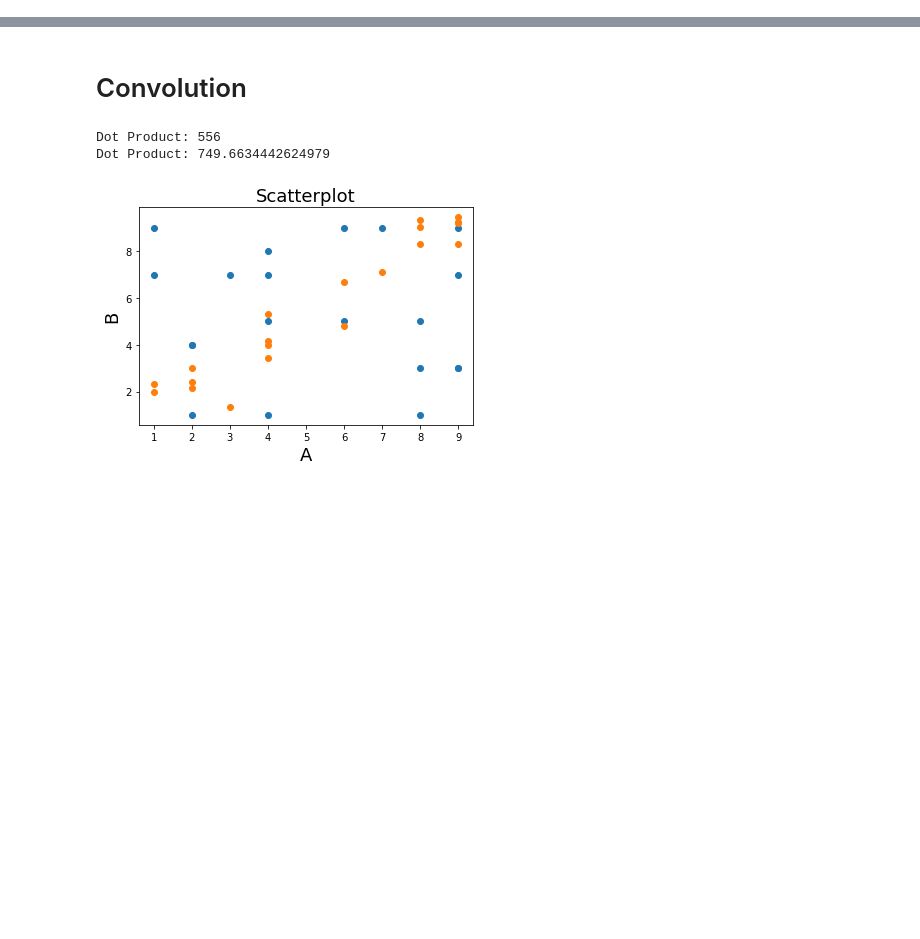
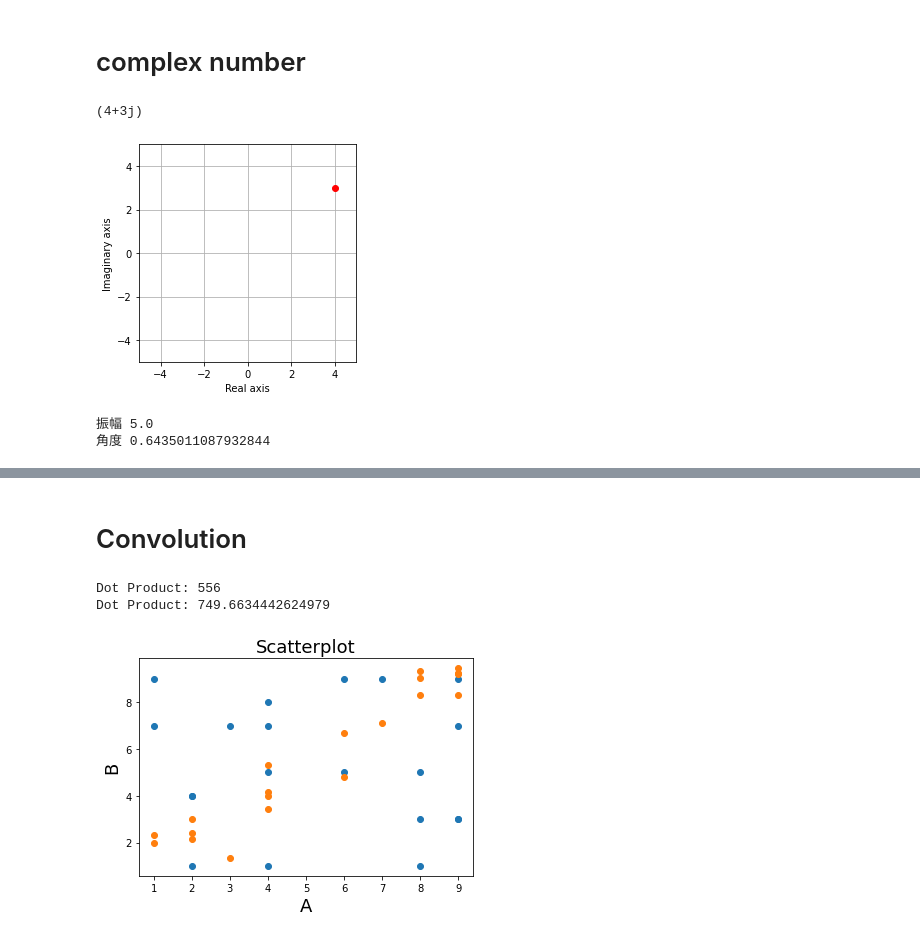
Before and after one commit to visnyue/Dartbrain-coding, a Jupyter notebook: Preprocessing/basis of processing.ipynb, the cells around one changed output, grey strips where cells are left out. Saved outputs shown, nothing was run; the diff lists cells and outputs as text; code cells hidden in the pictures; blank space fills up the shorter version.

```diff
--- a/Preprocessing/basis of processing.ipynb
+++ b/Preprocessing/basis of processing.ipynb
@@ -0,0 +1,27 @@
+# %% [markdown]
+# complex  number
+# %%
+import numpy as np
+import math
+import matplotlib.pyplot as plt
+import scipy.fftpack
+import random
+from mpl_toolkits.mplot3d import Axes3D
+# import python library
+z = complex(4,3) # this way
+print(z)
+plt.plot(np.real(z),np.imag(z),'ro')
+plt.axis('square')
+plt.axis([-5, 5, -5, 5])
+plt.grid(True)
+plt.xlabel('Real axis'), plt.ylabel('Imaginary axis')
+plt.show()
+mag = np.abs(z)
+print( '振幅',mag )
+phs = np.angle(z)
+print( '角度',phs )
+# %% [output]
+(4+3j)
+[figure, added]
+振幅 5.0
+角度 0.6435011087932844
```
Also changed, not shown: parts of 16 cells of this notebook, 1 other file.
